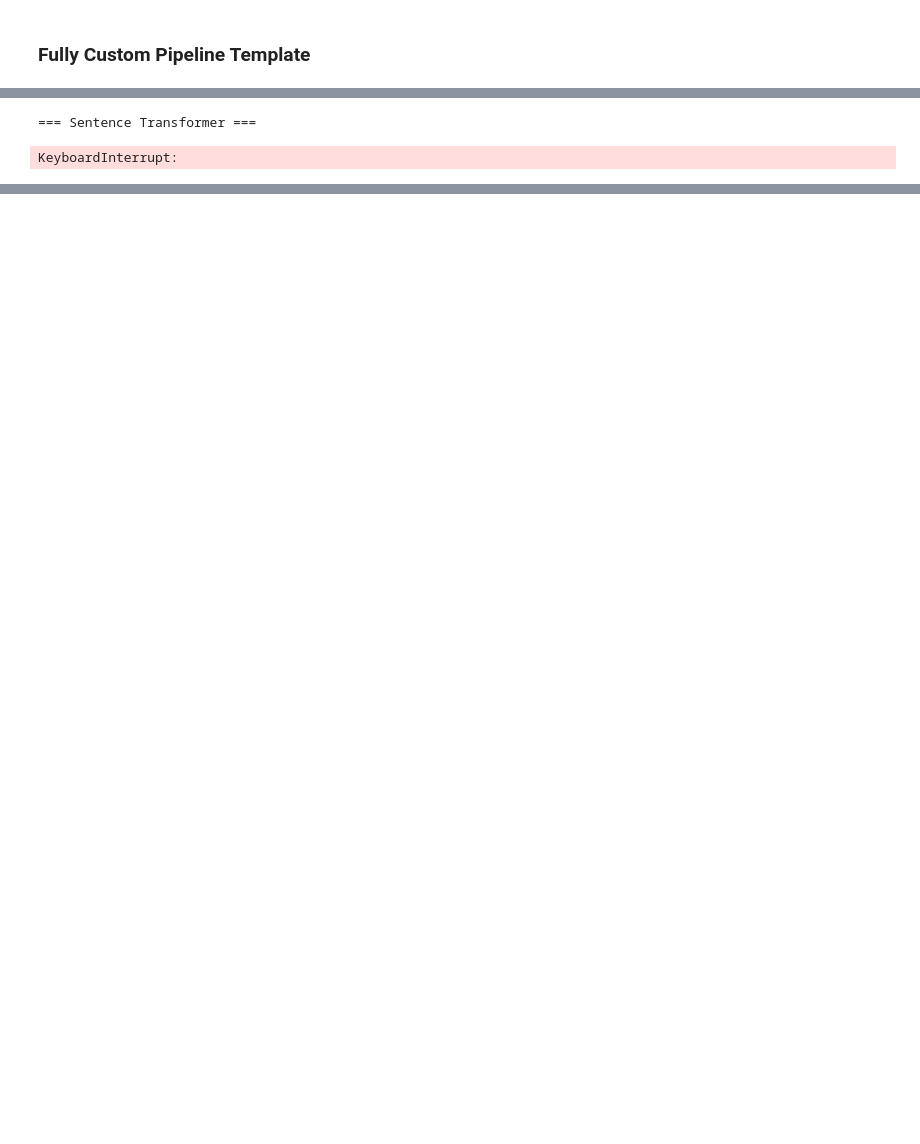
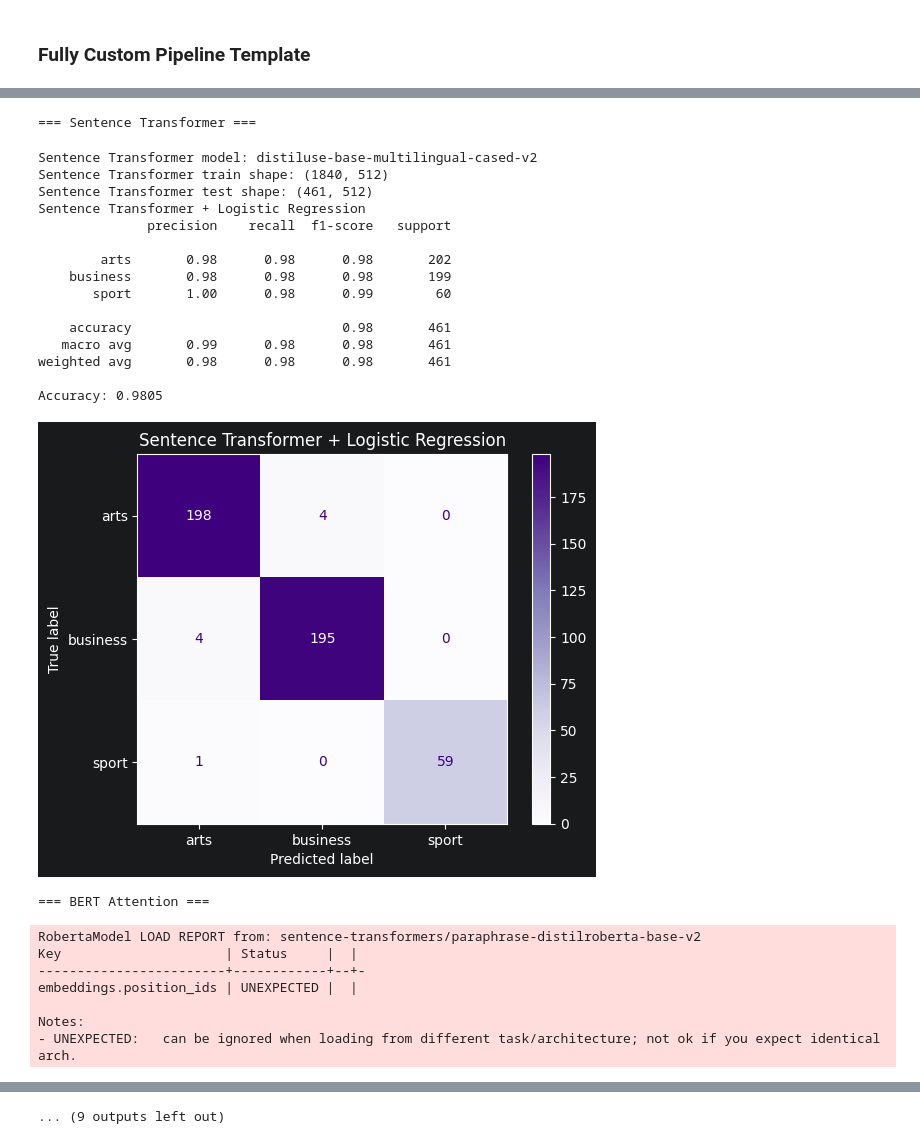
Before and after one commit to mckanziek/bbc-news-categorization, a Jupyter notebook: bbc_categorization.ipynb, the cells around one changed output, grey strips where cells are left out. Saved outputs shown, nothing was run; the diff lists cells and outputs as text; code cells hidden in the pictures; blank space fills up the shorter version.

```diff
--- a/bbc_categorization.ipynb
+++ b/bbc_categorization.ipynb
@@ -901,6 +1074,7 @@ custom_pipeline = run_pipeline(
     run_logistic_model=True,
     run_word2vec_model=True,
     run_sentence_transformer_model=True,
+    run_bert_attention_model=True,
     run_neural_model=True,
     show_dataset_summary=True,
     show_top_tokens=True,
@@ -923,6 +1097,7 @@ custom_pipeline = run_pipeline(
         "batch_size": 32,
         "normalize_embeddings": True,
     },
+    bert_attention_kwargs=default_bert_attention_kwargs,
     nn_kwargs={
         "epochs": 10,
         "batch_size": 32,
@@ -955,31 +1130,54 @@ TF-IDF test shape: (461, 41611)
 Logistic Regression
               precision    recall  f1-score   support
 
         arts       0.97      1.00      0.98       202
     business       0.98      0.99      0.99       199
        sport       1.00      0.88      0.94        60
 
     accuracy                           0.98       461
    macro avg       0.98      0.96      0.97       461
 weighted avg       0.98      0.98      0.98       461
 
 Accuracy: 0.9783
 [figure]
 === Word2Vec ===
 Word2Vec train shape: (1840, 100)
 Word2Vec test shape: (461, 100)
 Word2Vec + Logistic Regression
               precision    recall  f1-score   support
 
         arts       0.99      0.98      0.98       202
     business       0.97      0.99      0.98       199
        sport       1.00      0.95      0.97        60
 
     accuracy                           0.98       461
    macro avg       0.99      0.97      0.98       461
 weighted avg       0.98      0.98      0.98       461
 
 Accuracy: 0.9805
 [figure]
 === Sentence Transformer ===
-KeyboardInterrupt:
+Sentence Transformer model: distiluse-base-multilingual-cased-v2
+Sentence Transformer train shape: (1840, 512)
+Sentence Transformer test shape: (461, 512)
+Sentence Transformer + Logistic Regression
+              precision    recall  f1-score   support
+
+        arts       0.98      0.98      0.98       202
+    business       0.98      0.98      0.98       199
+       sport       1.00      0.98      0.99        60
+
+    accuracy                           0.98       461
+   macro avg       0.99      0.98      0.98       461
+weighted avg       0.98      0.98      0.98       461
+
+Accuracy: 0.9805
+[figure, added]
+=== BERT Attention ===
+RobertaModel LOAD REPORT from: sentence-transformers/paraphrase-distilroberta-base-v2
+Key                     | Status     |  |
+------------------------+------------+--+-
+embeddings.position_ids | UNEXPECTED |  |
+
+Notes:
+- UNEXPECTED:   can be ignored when loading from different task/architecture; not ok if you expect identical arch.
@@ -985,0 +1199 @@ KeyboardInterrupt:
+... (9 outputs left out)
```
Also changed, not shown: parts of 6 cells of this notebook.
